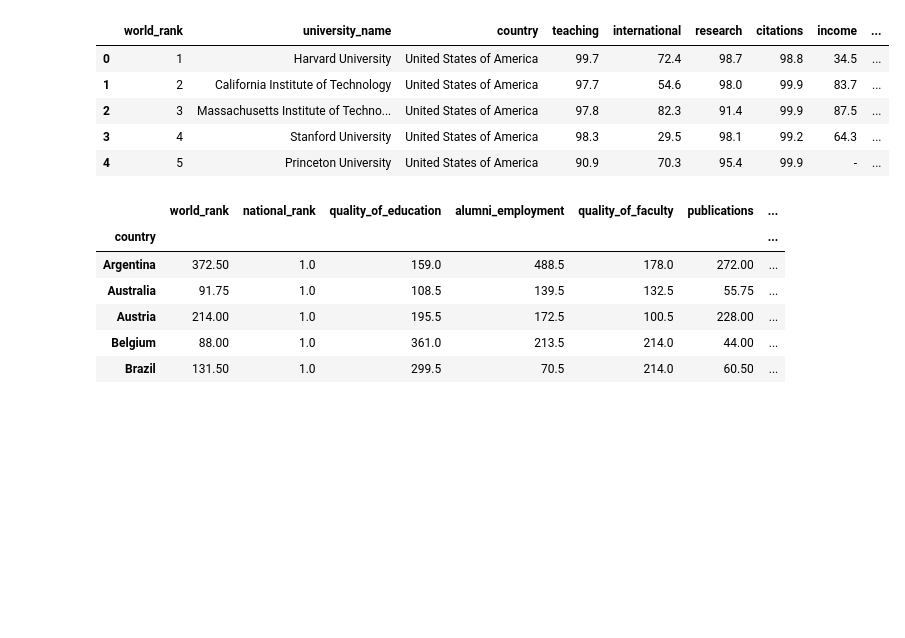
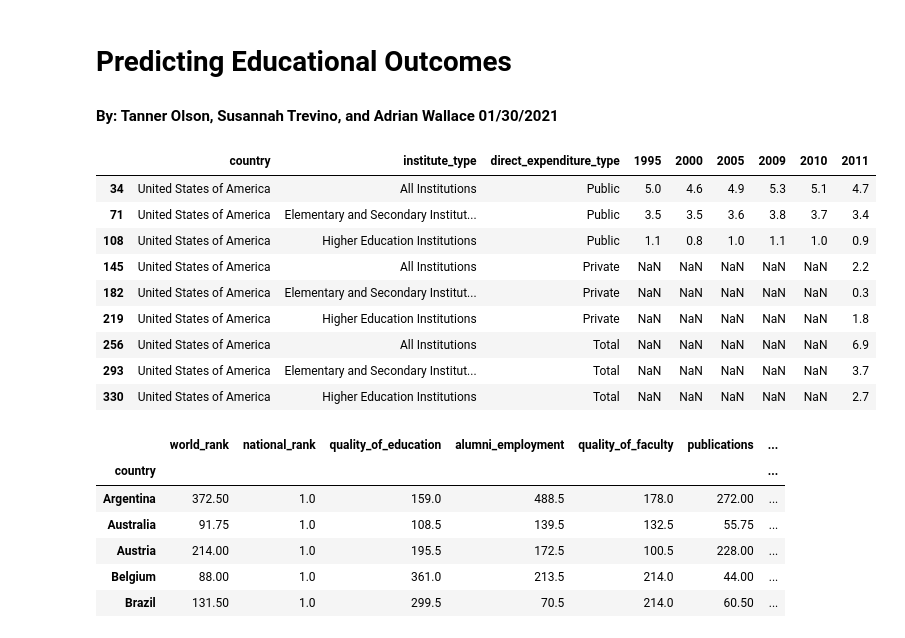
Before and after one commit to bluewallumich/Predicting-Educational-Outcomes, a Jupyter notebook: Milestone II Project v1.ipynb, the cells around one changed output. Saved outputs shown, nothing was run; the diff lists cells and outputs as text; code cells hidden in the pictures; blank space fills up the shorter version.

```diff
--- a/Milestone II Project v1.ipynb
+++ b/Milestone II Project v1.ipynb
@@ -1,3 +1,6 @@
+# %% [markdown]
+# Predicting Educational Outcomes
+#### By: Tanner Olson, Susannah Trevino, and Adrian Wallace  01/30/2021
 # %%
 import re
 import requests
@@ -36,37 +37,41 @@ from sklearn.linear_model import Lasso
 #Country cleaner corrects any spelling mistakes in the country columns.
 from country_cleaner import country_clean
 # %%
-#### Importing csv data files into dataframes
-#####Erase stuff after pound before turning in.
+#### Importing csv data files into dataframes df2 and df4 are not used but kept for future analysis.
+
 df = pd.read_csv('Input_Data/education_expenditure_supplementary_data.csv')#Public and private direct expenditures on education institutions as a percentage of gross domestic product
 df1 = pd.read_csv('Input_Data/educational_attainment_supplementary_data.csv')#refined list of survey questions by country ########country_name erase this line
-df2 = pd.read_csv('Input_Data/school_and_country_table.csv')###Not used
-df4 = pd.read_csv('Input_Data/timesData.csv')###Not Used
+df2 = pd.read_csv('Input_Data/school_and_country_table.csv')
+df4 = pd.read_csv('Input_Data/timesData.csv')
 df_GDP = pd.read_csv('Input_Data/GDP.csv')#Country Name
 df_GDP2 = pd.read_csv('Input_Data/GDP.csv')
 higherED_df = pd.read_csv('Input_data/cwurData.csv')
 
 ### All DFS pass through Country Cleaner.
 ###Checks to see if there is a country column in the dataframe.  If there is a country column in the dataframe
 ###the County Cleaner tries to correct spelling mistakes and/or updates the name of the country
 country_list = [df, df1, df2, df4, df_GDP, df_GDP2, higherED_df]
 country_name_list = ['country','country_name','Country Name', 'Country']
 
 
 
 for frame in country_list:
     frame.rename(columns=lambda x: x.strip())
     for col in frame.columns:
         if col in country_name_list:
             frame[col] = frame[col].apply(lambda x: country_clean(x))
 
 test_df = df.loc[df['country'] == 'United States of America']
-df4.head()
+test_df
 # %% [output]
-|  | world_rank | university_name | country | teaching | international | research | citations | income | ... |
-| 0 | 1 | Harvard University | United States of America | 99.7 | 72.4 | 98.7 | 98.8 | 34.5 | ... |
-| 1 | 2 | California Institute of Technology | United States of America | 97.7 | 54.6 | 98.0 | 99.9 | 83.7 | ... |
-| 2 | 3 | Massachusetts Institute of Techno... | United States of America | 97.8 | 82.3 | 91.4 | 99.9 | 87.5 | ... |
-| 3 | 4 | Stanford University | United States of America | 98.3 | 29.5 | 98.1 | 99.2 | 64.3 | ... |
-| 4 | 5 | Princeton University | United States of America | 90.9 | 70.3 | 95.4 | 99.9 | - | ... |
+|  | country | institute_type | direct_expenditure_type | 1995 | 2000 | 2005 | 2009 | 2010 | 2011 |
+| 34 | United States of America | All Institutions | Public | 5.0 | 4.6 | 4.9 | 5.3 | 5.1 | 4.7 |
+| 71 | United States of America | Elementary and Secondary Institut... | Public | 3.5 | 3.5 | 3.6 | 3.8 | 3.7 | 3.4 |
+| 108 | United States of America | Higher Education Institutions | Public | 1.1 | 0.8 | 1.0 | 1.1 | 1.0 | 0.9 |
+| 145 | United States of America | All Institutions | Private | NaN | NaN | NaN | NaN | NaN | 2.2 |
+| 182 | United States of America | Elementary and Secondary Institut... | Private | NaN | NaN | NaN | NaN | NaN | 0.3 |
+| 219 | United States of America | Higher Education Institutions | Private | NaN | NaN | NaN | NaN | NaN | 1.8 |
+| 256 | United States of America | All Institutions | Total | NaN | NaN | NaN | NaN | NaN | 6.9 |
+| 293 | United States of America | Elementary and Secondary Institut... | Total | NaN | NaN | NaN | NaN | NaN | 3.7 |
+| 330 | United States of America | Higher Education Institutions | Total | NaN | NaN | NaN | NaN | NaN | 2.7 |
 # %%
```
Also changed, not shown: parts of 33 cells of this notebook.
